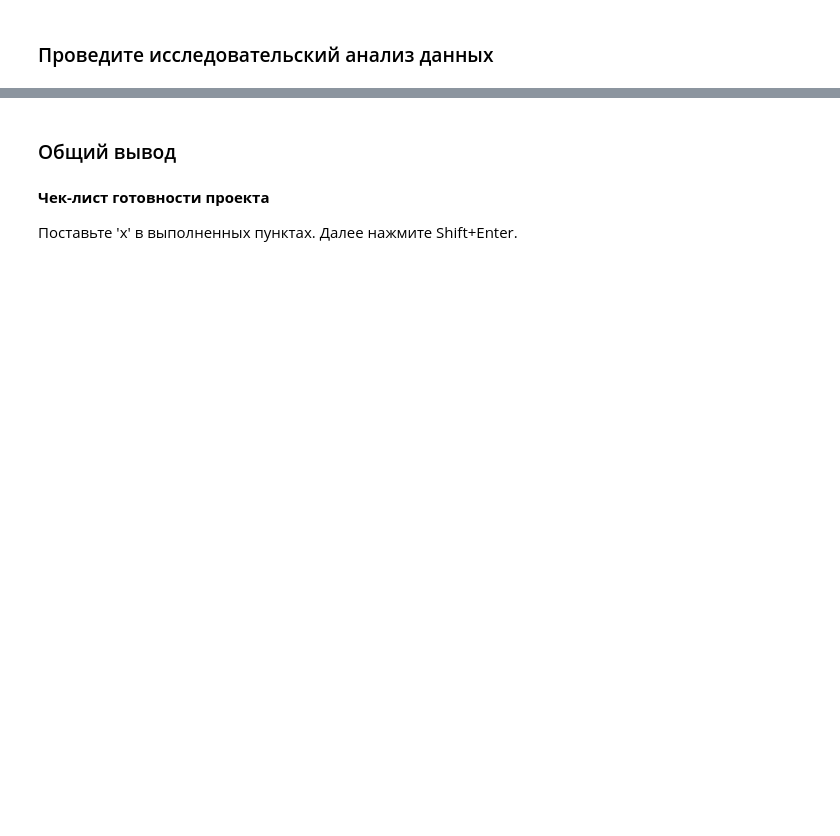
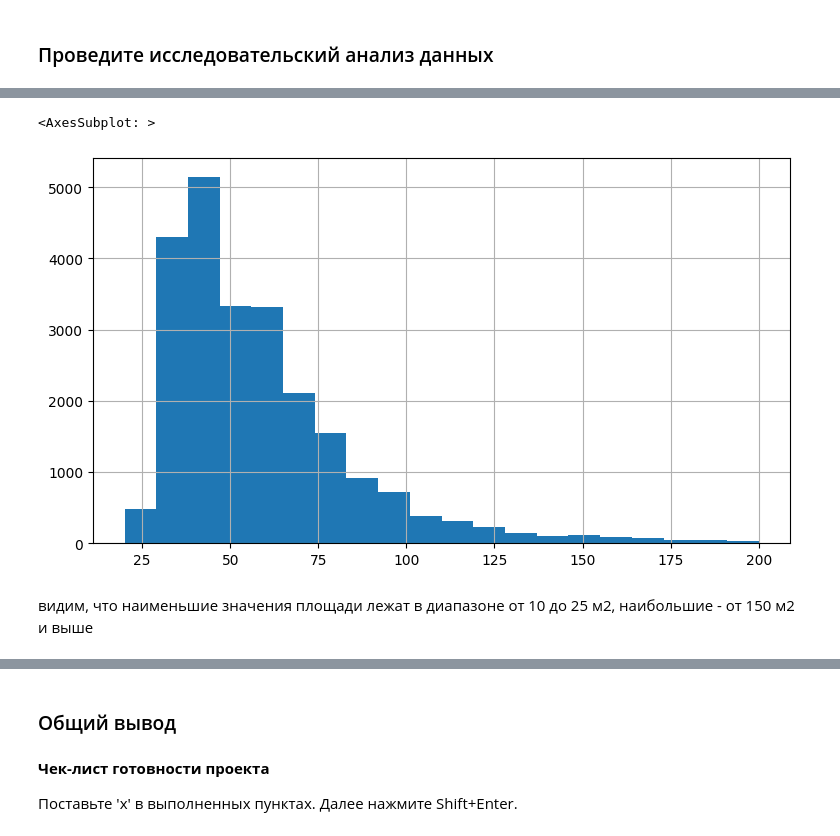
Before and after one commit to anthonypotekhin/studying, a Jupyter notebook: yandex_practicum/data_analysis_research_proj.ipynb, the cells around one changed output, grey strips where cells are left out. Drawn from its saved outputs; the diff is of its cells as text; code cells hidden in the pictures; blank space fills up the shorter version.

```diff
--- a/yandex_practicum/data_analysis_research_proj.ipynb
+++ b/yandex_practicum/data_analysis_research_proj.ipynb
@@ -348,0 +663,7 @@ IntCastingNaNError: Cannot convert non-finite values (NA or inf) to integer
+# %%
+data.total_area.hist(bins= 20, range=(20,200), figsize=(9,5))
+# %% [output]
+<AxesSubplot: >
+[figure, added]
+# %% [markdown]
+видим, что наименьшие значения площади лежат в диапазоне от 10 до 25 м2, наибольшие - от 150 м2 и выше
```
Also changed, not shown: parts of 46 cells of this notebook, 1 other file.
